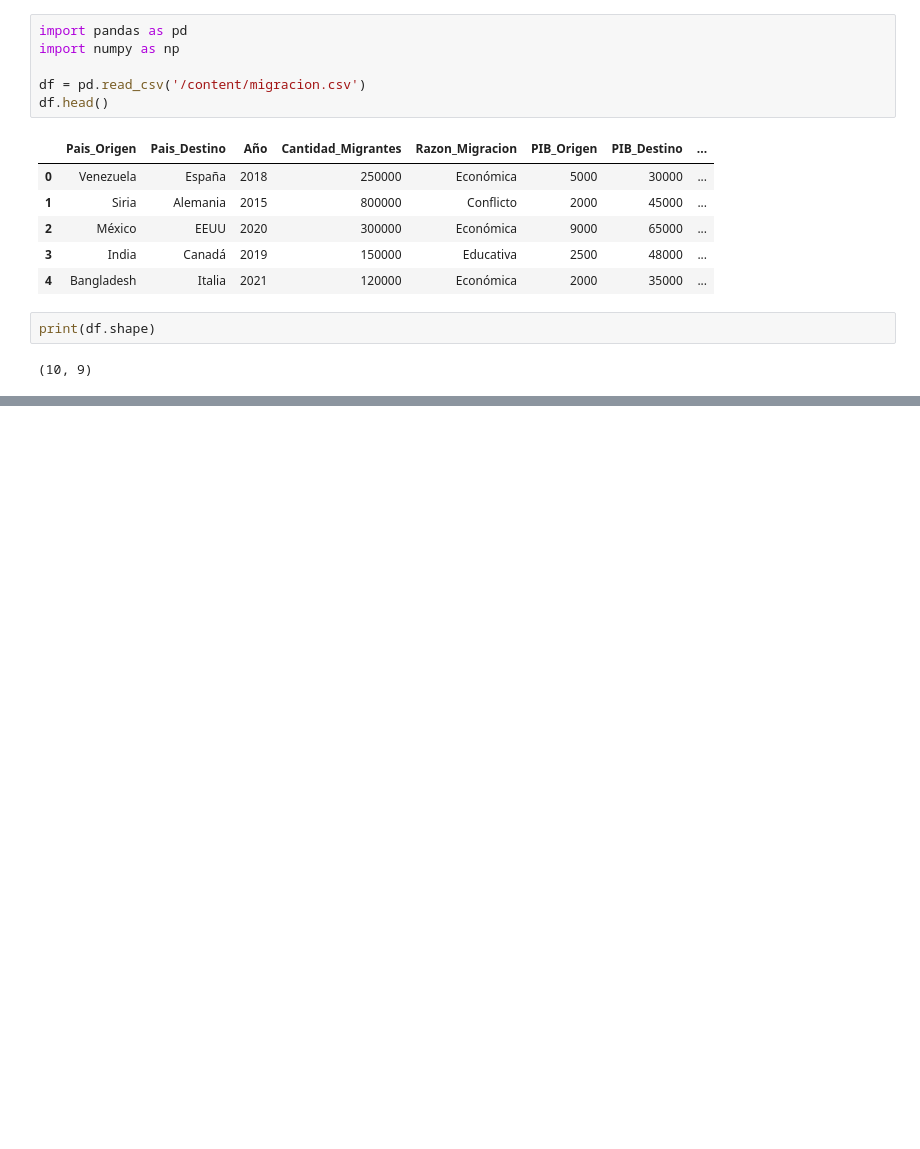
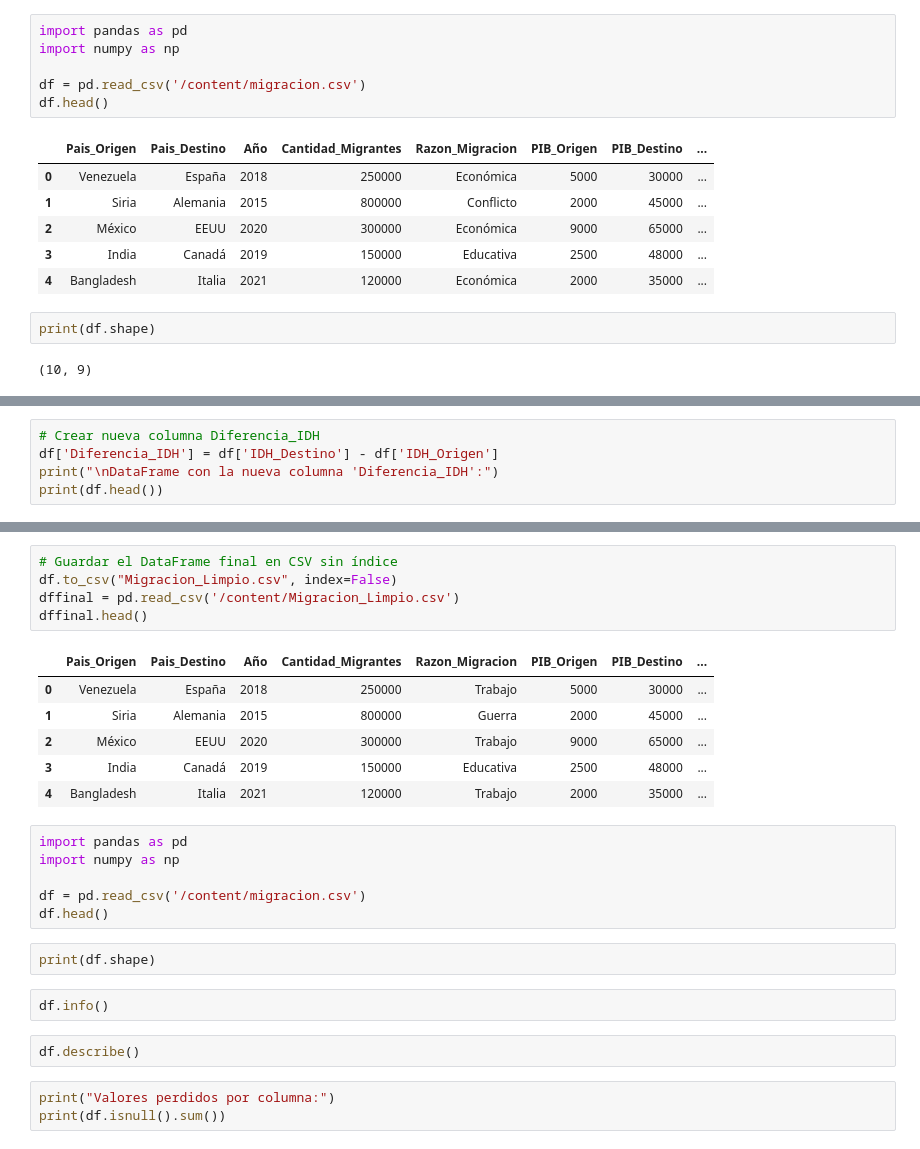
Before and after one commit to AenimaLabs/CienciaDatos0067, a Jupyter notebook: EvaluacionFinalMod3.ipynb, the cells around one changed output, grey strips where cells are left out. Drawn from its saved outputs; the diff is of its cells as text; blank space fills up the shorter version.

```diff
--- a/EvaluacionFinalMod3.ipynb
+++ b/EvaluacionFinalMod3.ipynb
@@ -19,0 +243,5 @@ print(df.shape)
+# %%
+# Crear nueva columna Diferencia_IDH
+df['Diferencia_IDH'] = df['IDH_Destino'] - df['IDH_Origen']
+print("\nDataFrame con la nueva columna 'Diferencia_IDH':")
+print(df.head())
@@ -19,0 +263,27 @@ print(df.shape)
+# %%
+# Guardar el DataFrame final en CSV sin índice
+df.to_csv("Migracion_Limpio.csv", index=False)
+dffinal = pd.read_csv('/content/Migracion_Limpio.csv')
+dffinal.head()
+# %% [output]
+|  | Pais_Origen | Pais_Destino | Año | Cantidad_Migrantes | Razon_Migracion | PIB_Origen | PIB_Destino | ... |
+| 0 | Venezuela | España | 2018 | 250000 | Trabajo | 5000 | 30000 | ... |
+| 1 | Siria | Alemania | 2015 | 800000 | Guerra | 2000 | 45000 | ... |
+| 2 | México | EEUU | 2020 | 300000 | Trabajo | 9000 | 65000 | ... |
+| 3 | India | Canadá | 2019 | 150000 | Educativa | 2500 | 48000 | ... |
+| 4 | Bangladesh | Italia | 2021 | 120000 | Trabajo | 2000 | 35000 | ... |
+# %%
+import pandas as pd
+import numpy as np
+
+df = pd.read_csv('/content/migracion.csv')
+df.head()
+# %%
+print(df.shape)
+# %%
+df.info()
+# %%
+df.describe()
+# %%
+print("Valores perdidos por columna:")
+print(df.isnull().sum())
```
Also changed, not shown: parts of 19 cells of this notebook.
